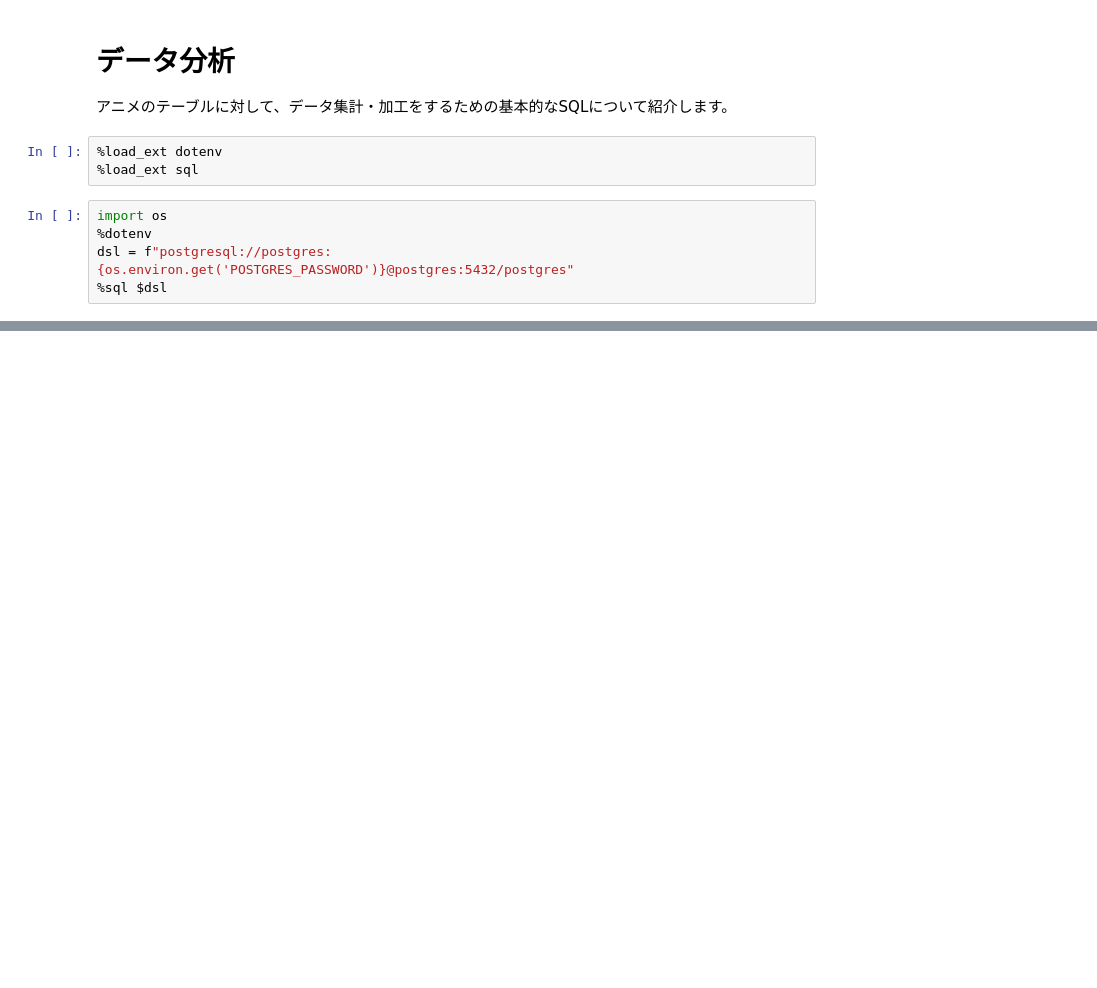
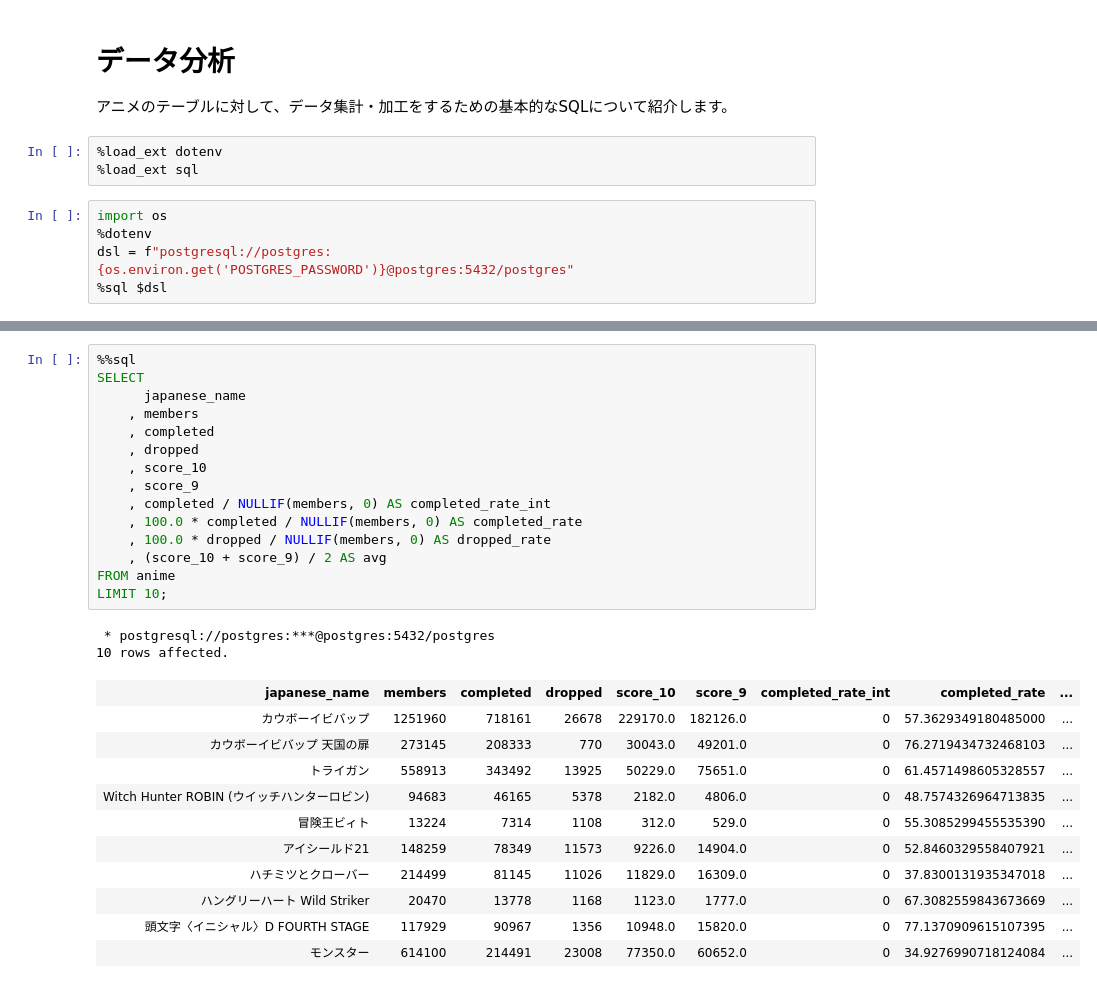
Before and after one commit to knagato/sql-workshop, a Jupyter notebook: work/01_Tutorial/01_DataAnalysis.ipynb, the cells around one changed output, grey strips where cells are left out. Drawn from its saved outputs; the diff is of its cells as text; blank space fills up the shorter version.

```diff
--- a/work/01_Tutorial/01_DataAnalysis.ipynb
+++ b/work/01_Tutorial/01_DataAnalysis.ipynb
@@ -30,0 +343,29 @@ dsl = f"postgresql://postgres:{os.environ.get('POSTGRES_PASSWORD')}@postgres:543
+# %%
+%%sql
+SELECT
+      japanese_name
+    , members
+    , completed
+    , dropped
+    , score_10
+    , score_9
+    , completed / NULLIF(members, 0) AS completed_rate_int
+    , 100.0 * completed / NULLIF(members, 0) AS completed_rate
+    , 100.0 * dropped / NULLIF(members, 0) AS dropped_rate
+    , (score_10 + score_9) / 2 AS avg
+FROM anime
+LIMIT 10;
+# %% [output]
+ * postgresql://postgres:***@postgres:5432/postgres
+10 rows affected.
+| japanese_name | members | completed | dropped | score_10 | score_9 | completed_rate_int | completed_rate | ... |
+| カウボーイビバップ | 1251960 | 718161 | 26678 | 229170.0 | 182126.0 | 0 | 57.3629349180485000 | ... |
+| カウボーイビバップ 天国の扉 | 273145 | 208333 | 770 | 30043.0 | 49201.0 | 0 | 76.2719434732468103 | ... |
+| トライガン | 558913 | 343492 | 13925 | 50229.0 | 75651.0 | 0 | 61.4571498605328557 | ... |
+| Witch Hunter ROBIN (ウイッチハンターロビン) | 94683 | 46165 | 5378 | 2182.0 | 4806.0 | 0 | 48.7574326964713835 | ... |
+| 冒険王ビィト | 13224 | 7314 | 1108 | 312.0 | 529.0 | 0 | 55.3085299455535390 | ... |
+| アイシールド21 | 148259 | 78349 | 11573 | 9226.0 | 14904.0 | 0 | 52.8460329558407921 | ... |
+| ハチミツとクローバー | 214499 | 81145 | 11026 | 11829.0 | 16309.0 | 0 | 37.8300131935347018 | ... |
+| ハングリーハート Wild Striker | 20470 | 13778 | 1168 | 1123.0 | 1777.0 | 0 | 67.3082559843673669 | ... |
+| 頭文字〈イニシャル〉D FOURTH STAGE | 117929 | 90967 | 1356 | 10948.0 | 15820.0 | 0 | 77.1370909615107395 | ... |
+| モンスター | 614100 | 214491 | 23008 | 77350.0 | 60652.0 | 0 | 34.9276990718124084 | ... |
```
Also changed, not shown: parts of 59 cells of this notebook.
